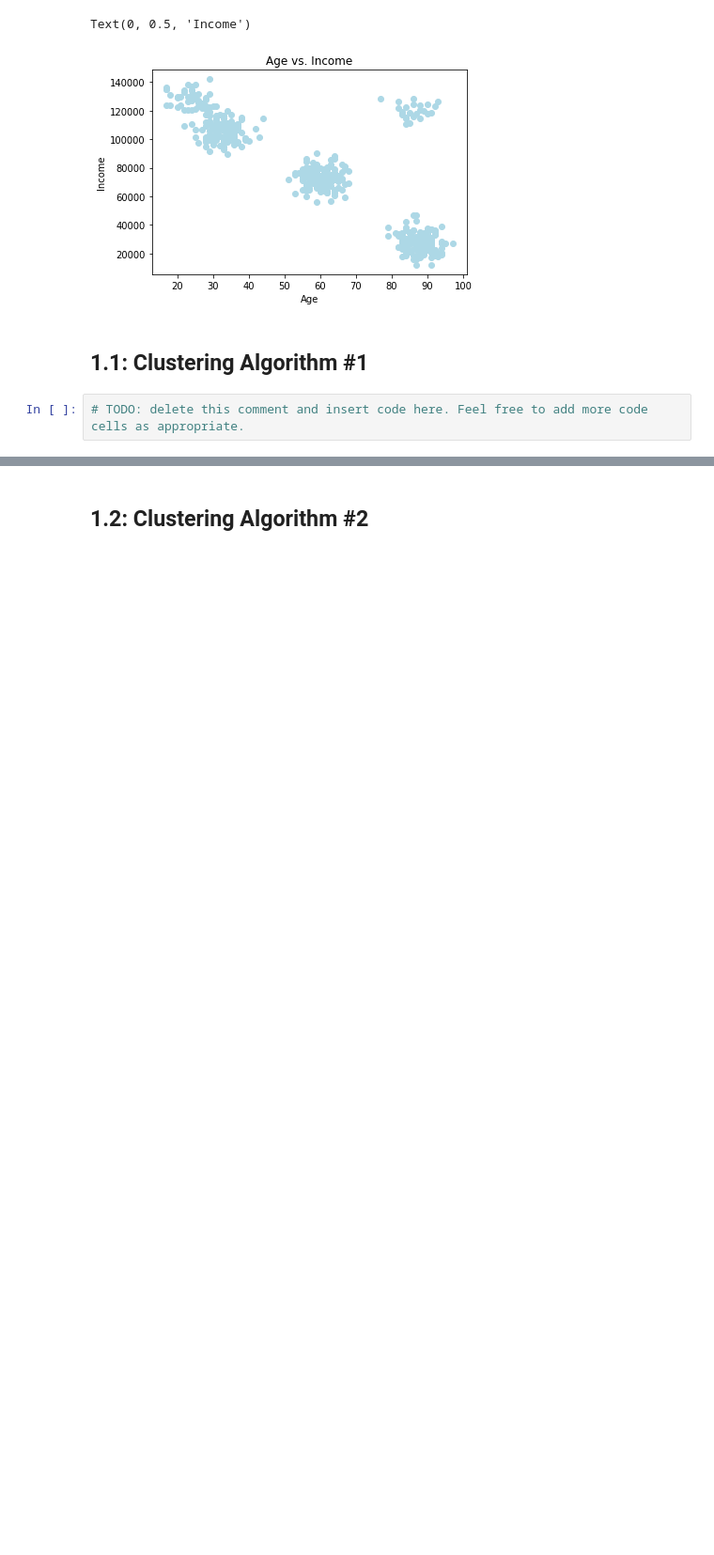
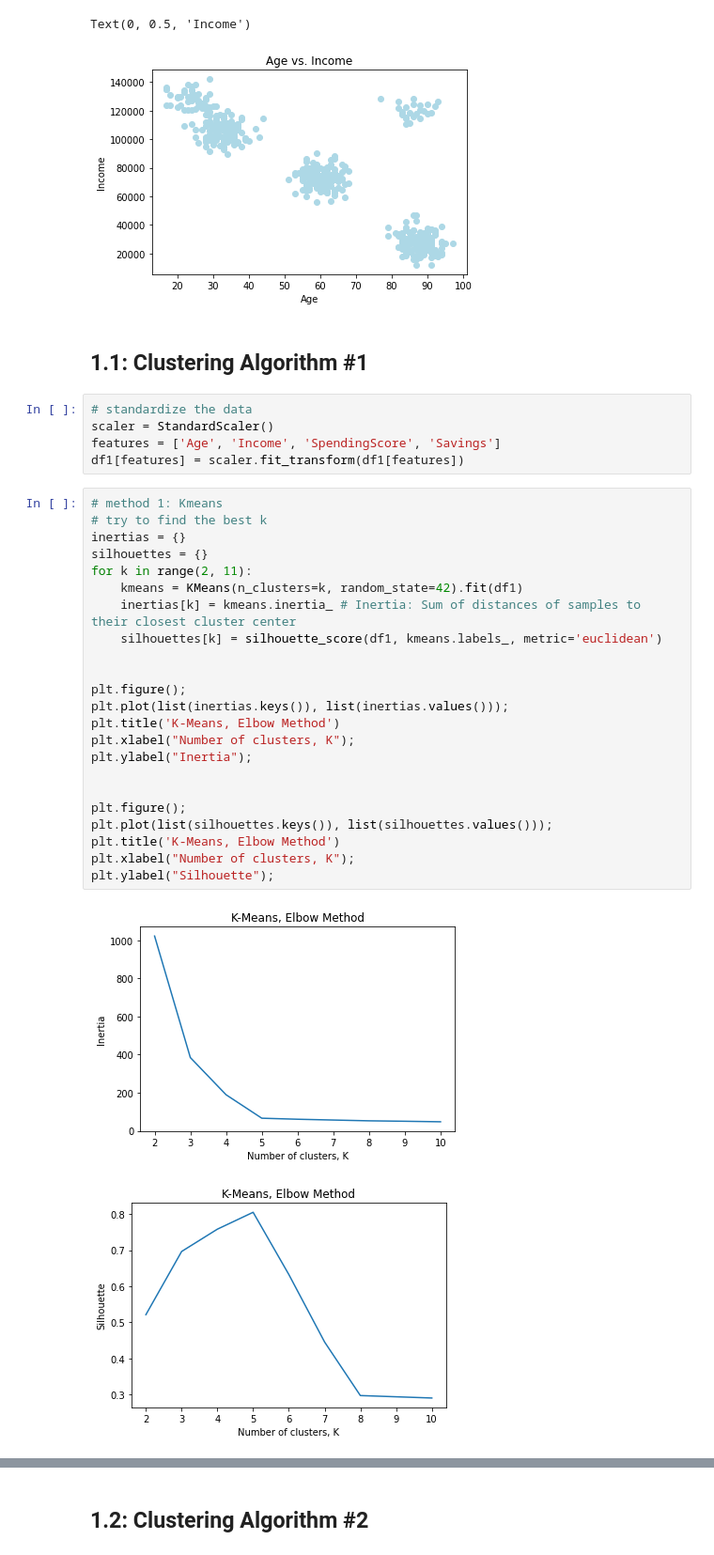
Before and after one commit to wtao213/python2018, a Jupyter notebook: MMA_GMMA_2022_869_Individual_Assignment.ipynb, the cells around one changed output, grey strips where cells are left out. Shown at 94% size. Saved outputs shown, nothing was run; the diff lists cells and outputs as text; blank space fills up the shorter version.

```diff
--- a/MMA_GMMA_2022_869_Individual_Assignment.ipynb
+++ b/MMA_GMMA_2022_869_Individual_Assignment.ipynb
@@ -186,5 +210,34 @@ Text(0, 0.5, 'Income')
 [figure]
 # %% [markdown]
 ## 1.1: Clustering Algorithm #1
-# %%
-# TODO: delete this comment and insert code here. Feel free to add more code cells as appropriate.
+# %%
+# standardize the data
+scaler = StandardScaler()
+features = ['Age', 'Income', 'SpendingScore', 'Savings']
+df1[features] = scaler.fit_transform(df1[features])
+# %%
+# method 1: Kmeans
+# try to find the best k
+inertias = {}
+silhouettes = {}
+for k in range(2, 11):
+    kmeans = KMeans(n_clusters=k, random_state=42).fit(df1)
+    inertias[k] = kmeans.inertia_ # Inertia: Sum of distances of samples to their closest cluster center
+    silhouettes[k] = silhouette_score(df1, kmeans.labels_, metric='euclidean')
+
+
+plt.figure();
+plt.plot(list(inertias.keys()), list(inertias.values()));
+plt.title('K-Means, Elbow Method')
+plt.xlabel("Number of clusters, K");
+plt.ylabel("Inertia");
+
+
+plt.figure();
+plt.plot(list(silhouettes.keys()), list(silhouettes.values()));
+plt.title('K-Means, Elbow Method')
+plt.xlabel("Number of clusters, K");
+plt.ylabel("Silhouette");
+# %% [output]
+[figure, added]
+[figure, added]
```
Also changed, not shown: parts of 74 cells of this notebook.
